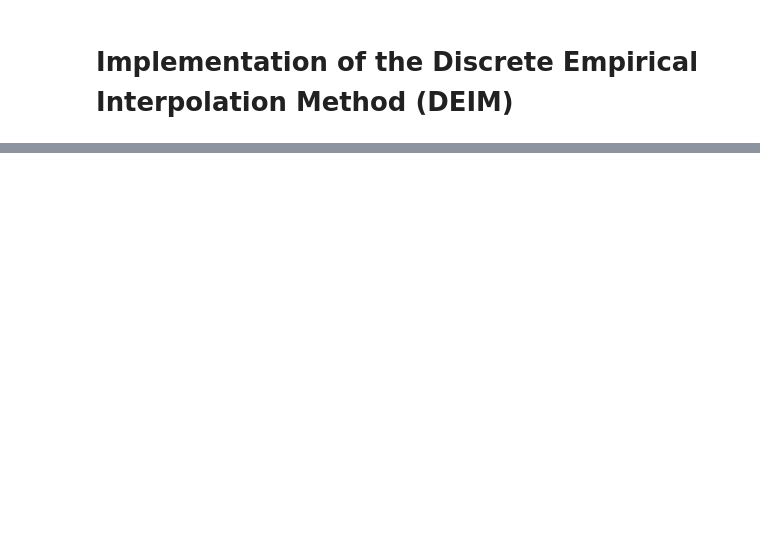
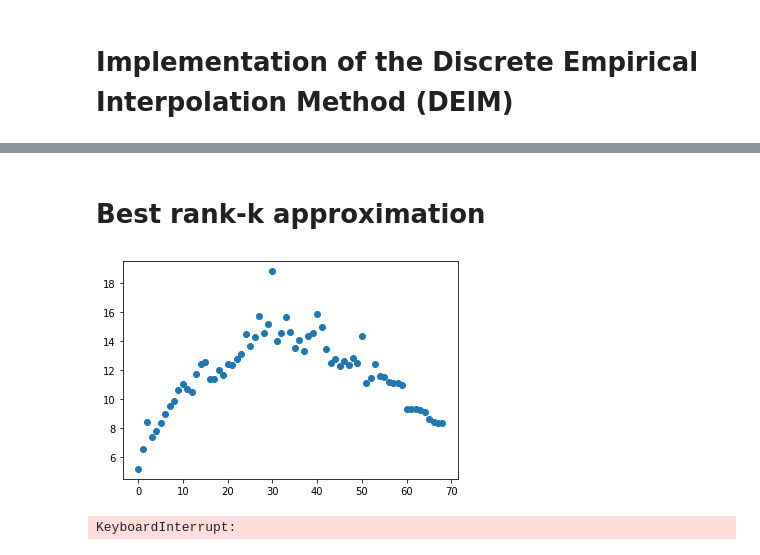
Before and after one commit to amos3vt/ASWW2, a Jupyter notebook: scripts/DEIM.ipynb, the cells around one changed output, grey strips where cells are left out. Drawn from its saved outputs; the diff is of its cells as text; code cells hidden in the pictures; blank space fills up the shorter version.

```diff
--- a/scripts/DEIM.ipynb
+++ b/scripts/DEIM.ipynb
@@ -105,7 +56,0 @@ R =
-# %%
-A = np.array([[1,0,0],[0,3,0],[0,2,0]])
-C,U,R = cur(A)
-print("A =\n", A)
-print("C =\n", C)
-print("U =\n", U)
-print("R =\n", R)
@@ -152,0 +59,6 @@ R =
+# %%
+import pandas as pd
+import matplotlib.pyplot as plt
+from sklearn.cluster import KMeans
+from sentence_transformers import SentenceTransformer
+model = SentenceTransformer('bert-base-nli-stsb-mean-tokens')
@@ -152,0 +105,4 @@ R =
+# %%
+# Transpose so each column is one response
+embed_same = np.transpose(model.encode(res_same))
+embed_separate = np.transpose(model.encode(res_separate))
@@ -152,0 +192,26 @@ R =
+# %% [markdown]
+# Best rank-k approximation
+# %%
+def plot_eta_c(A):
+    V,S,Wt = np.linalg.svd(A)
+    rank = np.linalg.matrix_rank(A)
+
+    eta_c = np.zeros(rank)
+
+    A_k = np.zeros(A.shape)
+    for k in range(rank):
+        A_k = np.add(A_k, S[k] * np.outer(V[:,k], Wt[k,:]))
+        SVD_k = np.linalg.svd(A_k) # (V[:,:k+1],S[:k+1],Wt[:k+1,:])
+        C_k, U_k, R_k, p_C_k, p_R_k = cur(A_k, idx=True, SVD=SVD_k)
+        WtF_k = SVD_k[2][:k+1,:][:,p_C_k[:k+1]] #Wt?
+        eta_c[k] = np.linalg.norm(np.linalg.inv(WtF_k))
+
+    plt.scatter(range(rank), eta_c)
+# %%
+plot_eta_c(embed_same)
+# %% [output]
+[figure, added]
+# %%
+plot_eta_c(embed_separate)
+# %% [output]
+KeyboardInterrupt:
```
Also changed, not shown: parts of 23 cells of this notebook.
